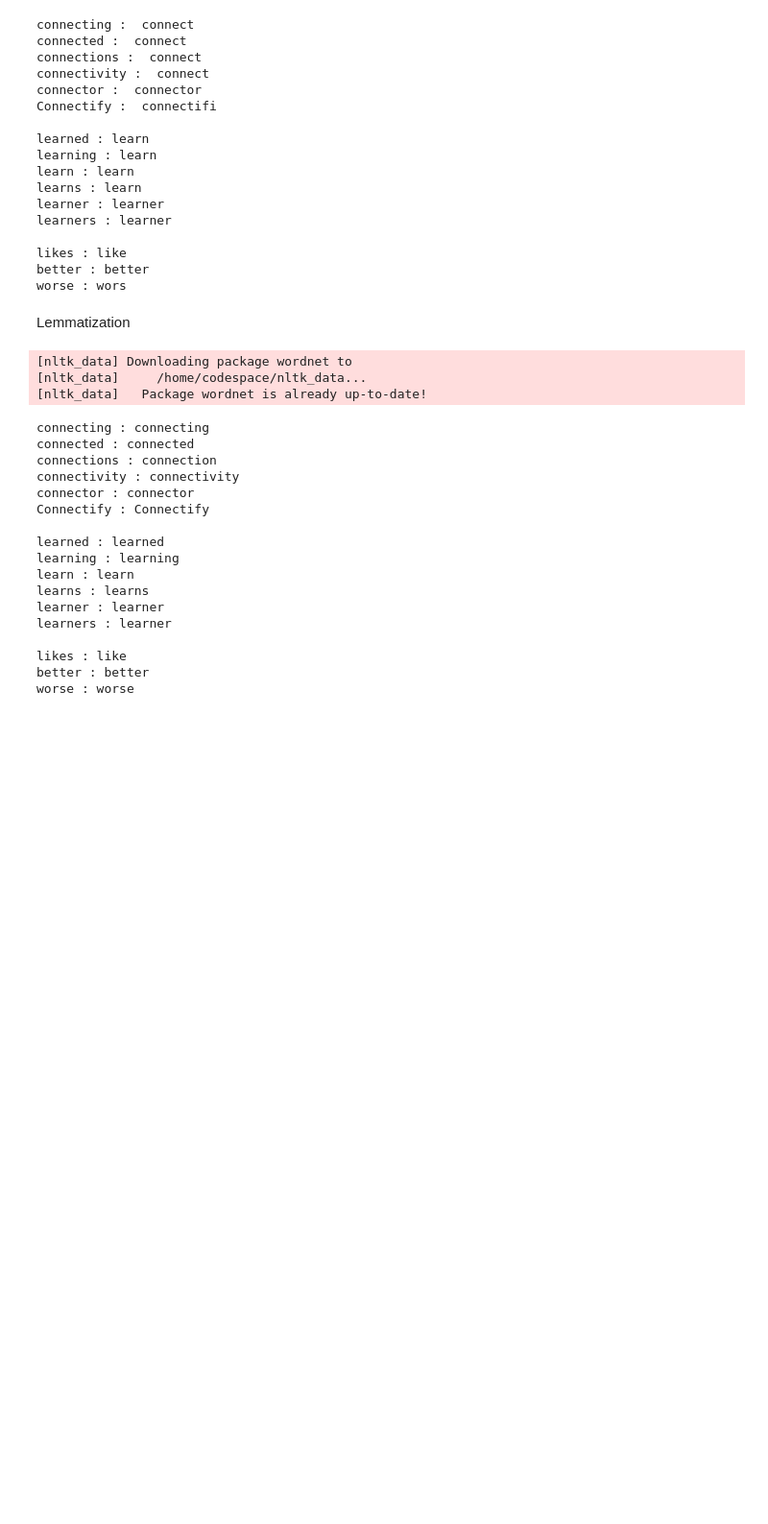
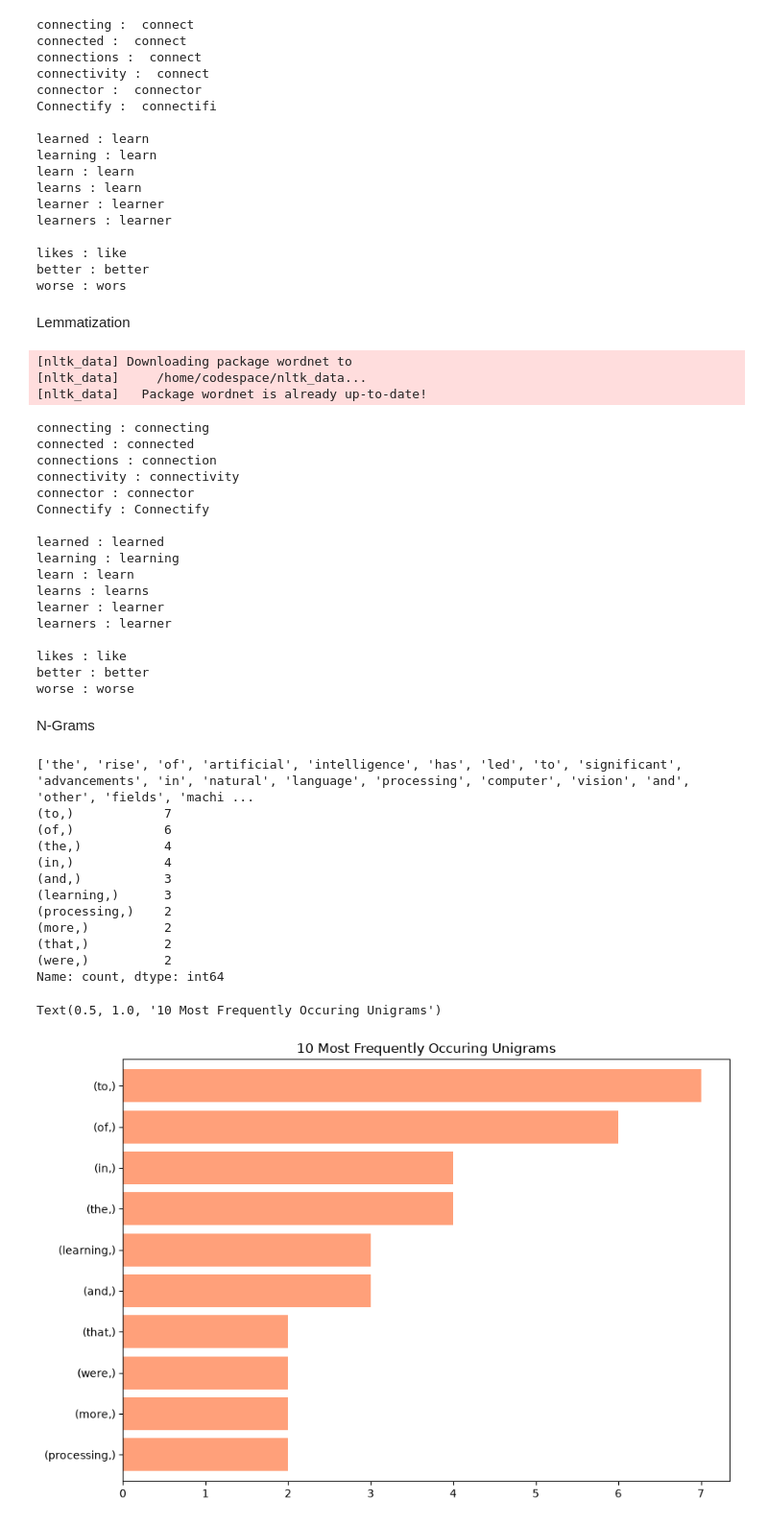
Before and after one commit to SAR-forGit/AI-Engineer-Course, a Jupyter notebook: NLP Start.ipynb, the cells around one changed output. Shown at 96% size. Drawn from its saved outputs; the diff is of its cells as text; code cells hidden in the pictures; blank space fills up the shorter version.

```diff
--- a/NLP Start.ipynb
+++ b/NLP Start.ipynb
@@ -273,3 +273,34 @@ learners : learner
 likes : like
 better : better
 worse : worse
+# %% [markdown]
+N-Grams
+# %%
+import nltk
+import pandas as pd
+import matplotlib.pyplot as plt
+
+tokens = ['the', 'rise', 'of', 'artificial', 'intelligence', 'has', 'led', 'to', 'significant', 'advancements', 'in', 'natural', 'language', 'processing', 'computer', 'vision', 'and', 'other', 'fields', 'machine', 'learning', 'algorithms', 'are', 'becoming', 'more', 'sophisticated', 'enabling', 'computers', 'to', 'perform', 'complex', 'tasks', 'that', 'were', 'once', 'thought', 'to', 'be', 'the', 'exclusive', 'domain', 'of', 'humans', 'with', 'the', 'advent', 'of', 'deep', 'learning', 'neural', 'networks', 'have', 'become', 'even', 'more', 'powerful', 'capable', 'of', 'processing', 'vast', 'amounts', 'of', 'data', 'and', 'learning', 'from', 'it', 'in', 'ways', 'that', 'were', 'not', 'possible', 'before', 'as', 'a', 'result', 'ai', 'is', 'increasingly', 'being', 'used', 'in', 'a', 'wide', 'range', 'of', 'industries', 'from', 'healthcare', 'to', 'finance', 'to', 'transportation', 'and', 'its', 'impact', 'is', 'only', 'set', 'to', 'grow', 'in', 'the', 'years', 'to', 'come']
+print(tokens)
+
+# Unigram Example
+unigrams = (pd.Series(nltk.ngrams(tokens, 1)).value_counts())
+print(unigrams[:10])
+
+unigrams[:10].sort_values().plot.barh(color="lightsalmon", width=0.8, figsize=(10,7))
+plt.title("10 Most Frequently Occuring Unigrams")
+# %% [output]
+['the', 'rise', 'of', 'artificial', 'intelligence', 'has', 'led', 'to', 'significant', 'advancements', 'in', 'natural', 'language', 'processing', 'computer', 'vision', 'and', 'other', 'fields', 'machi ...
+(to,)            7
+(of,)            6
+(the,)           4
+(in,)            4
+(and,)           3
+(learning,)      3
+(processing,)    2
+(more,)          2
+(that,)          2
+(were,)          2
+Name: count, dtype: int64
+Text(0.5, 1.0, '10 Most Frequently Occuring Unigrams')
+[figure, added]
```
Also changed, not shown: parts of 4 cells of this notebook.
